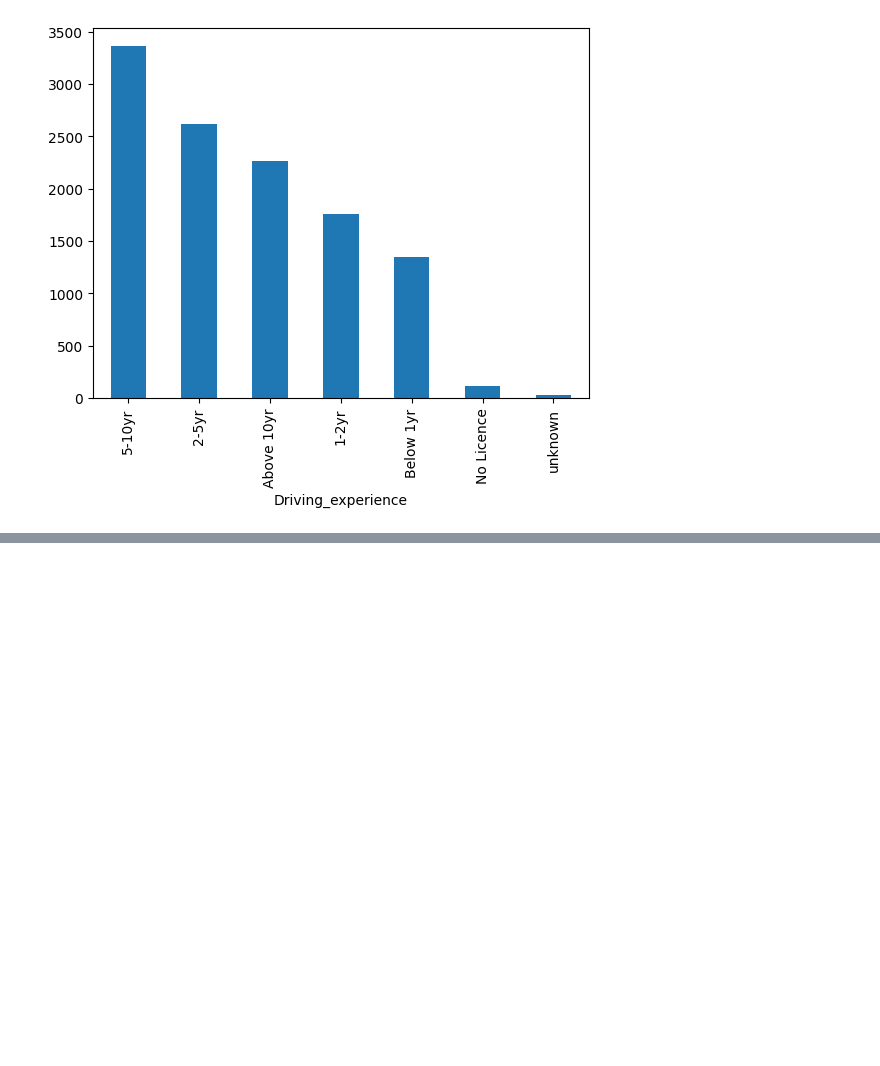
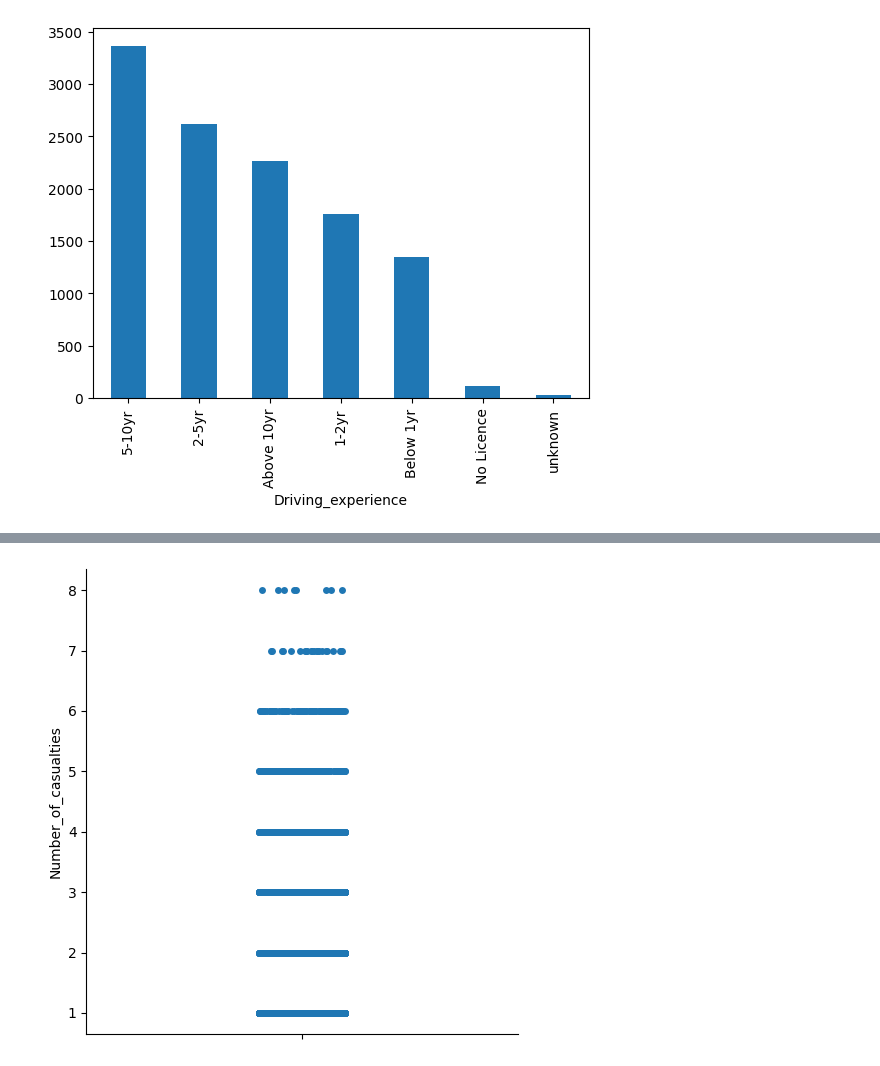
Before and after one commit to Impact-Dev1/Road-Traffic-Severity-Classification, a Jupyter notebook: main.ipynb, the cells around one changed output, grey strips where cells are left out. Cells and saved outputs as stored; diff of their text form; code cells hidden in the pictures; blank space fills up the shorter version.

```diff
--- a/main.ipynb
+++ b/main.ipynb
@@ -106,0 +158,5 @@ df["Driving_experience"].value_counts().plot(kind="bar")
+# %%
+sns.catplot(data=df, y='Number_of_casualties')
+plt.show()
+# %% [output]
+[figure, added]
```
Also changed, not shown: parts of 10 cells of this notebook.
